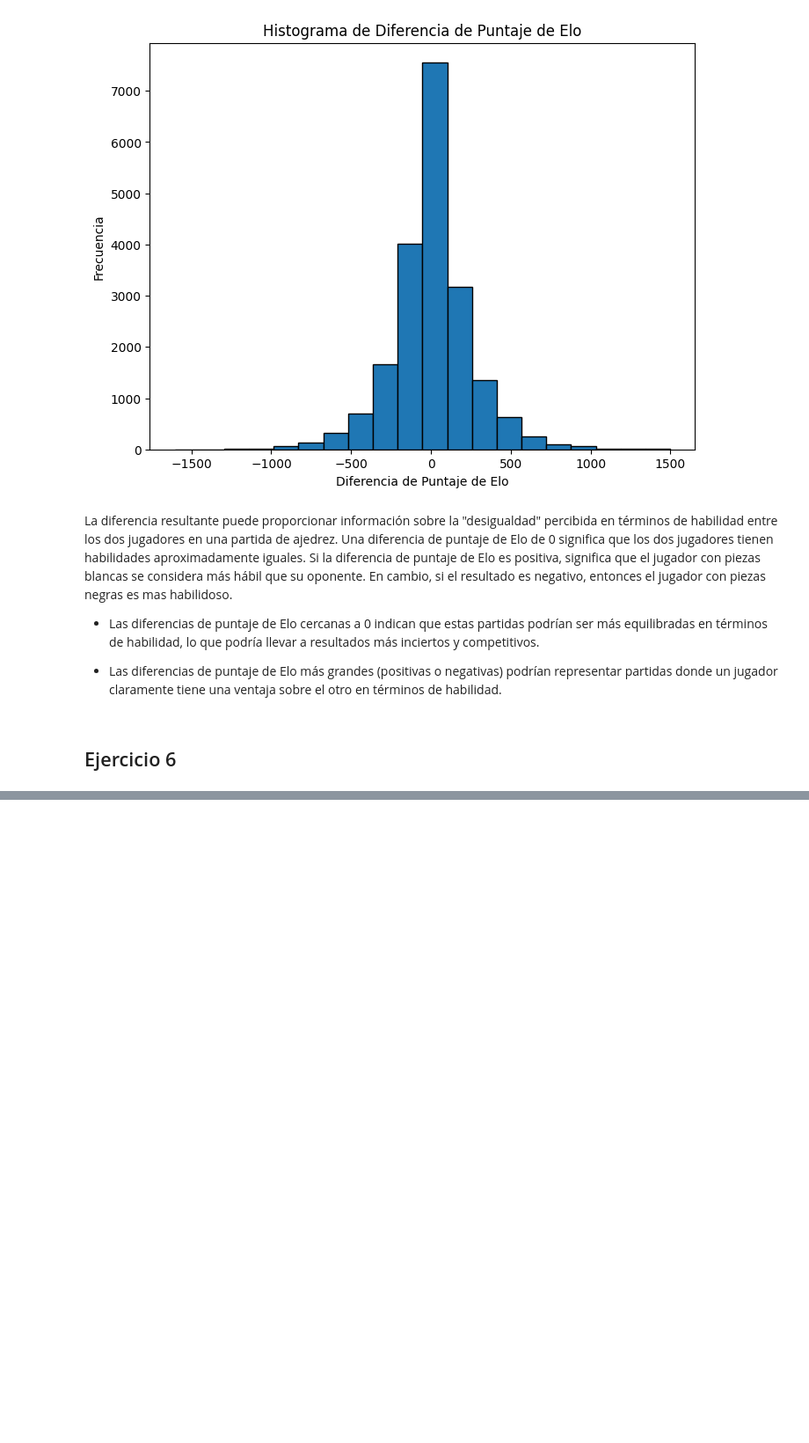
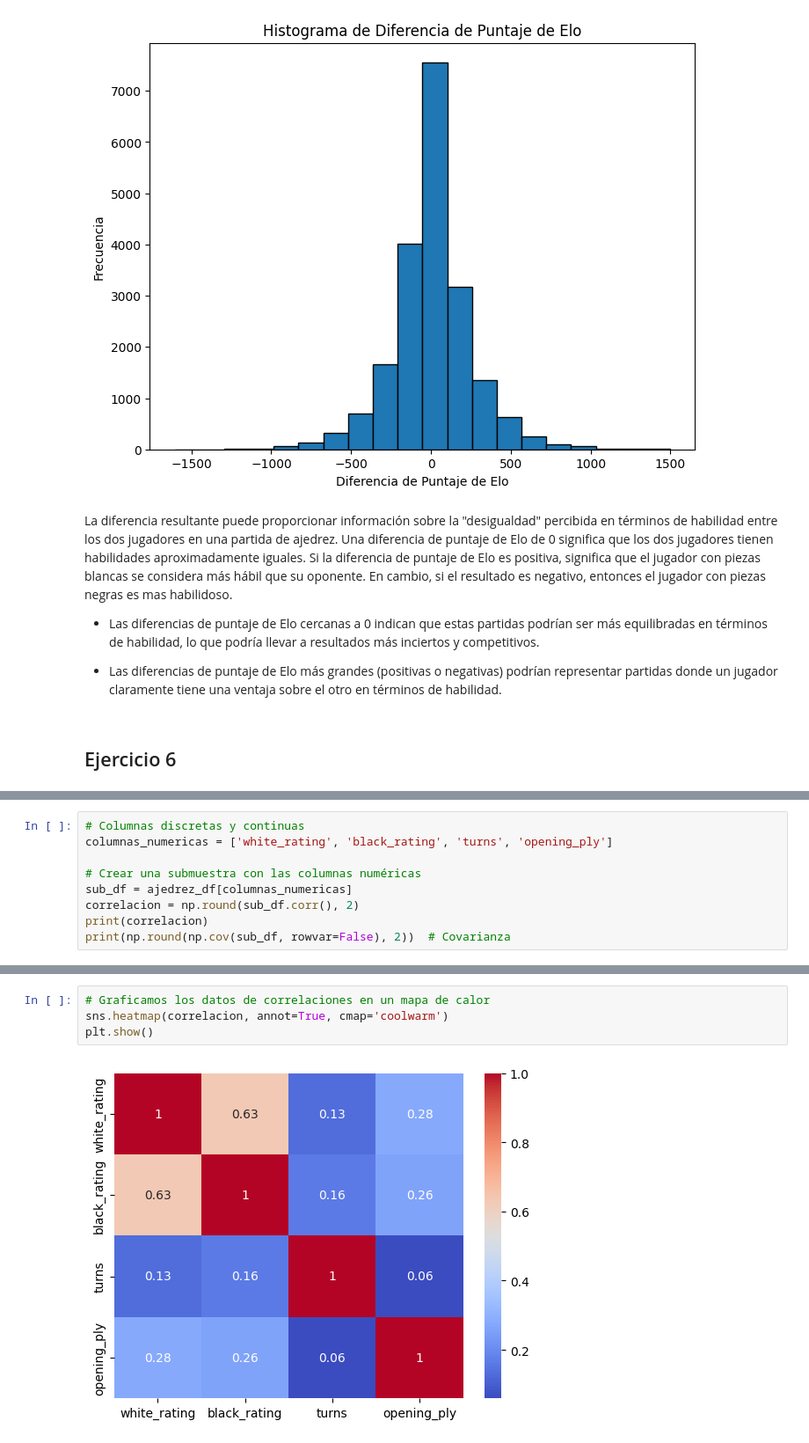
Before and after one commit to agustinsalum/ciencia-datos-python, a Jupyter notebook: Trabajo-final/tp-final.ipynb, the cells around one changed output, grey strips where cells are left out. Shown at 88% size. Drawn from its saved outputs; the diff is of its cells as text; blank space fills up the shorter version.

```diff
--- a/Trabajo-final/tp-final.ipynb
+++ b/Trabajo-final/tp-final.ipynb
@@ -321,0 +337,9 @@ plt.show()
+# %%
+# Columnas discretas y continuas
+columnas_numericas = ['white_rating', 'black_rating', 'turns', 'opening_ply']
+
+# Crear una submuestra con las columnas numéricas
+sub_df = ajedrez_df[columnas_numericas]
+correlacion = np.round(sub_df.corr(), 2)
+print(correlacion)
+print(np.round(np.cov(sub_df, rowvar=False), 2))  # Covarianza
@@ -321,0 +356,6 @@ plt.show()
+# %%
+# Graficamos los datos de correlaciones en un mapa de calor
+sns.heatmap(correlacion, annot=True, cmap='coolwarm')
+plt.show()
+# %% [output]
+[figure, added]
```
Also changed, not shown: parts of 7 cells of this notebook.
